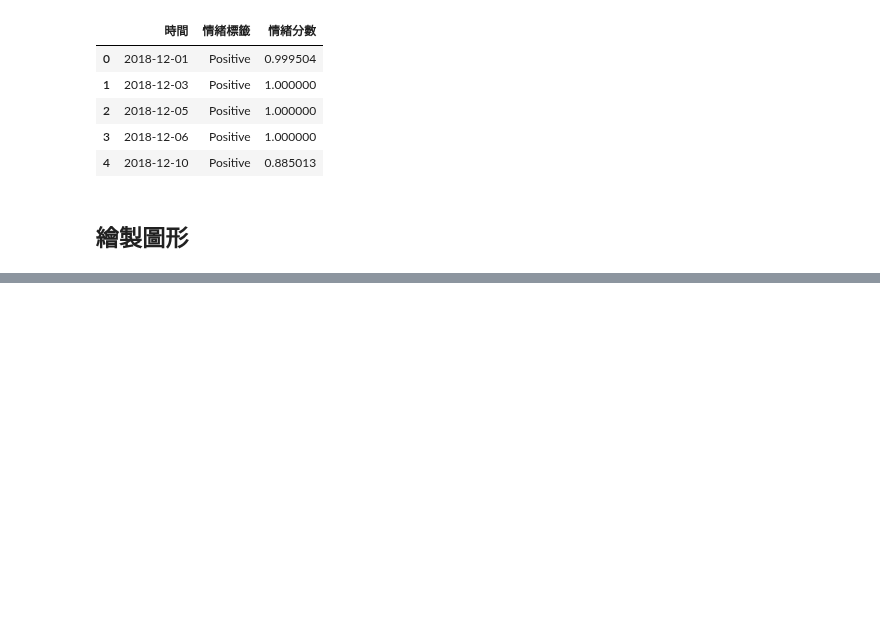
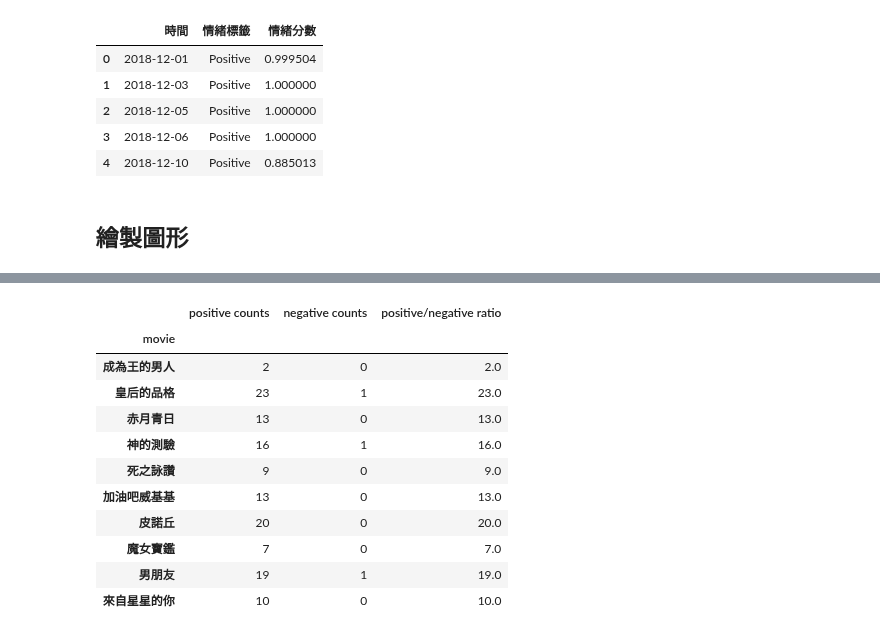
Before and after one commit to pan93412/nkust-homework, a Jupyter notebook: semester-6/marketing/04-sentiments/homework.ipynb, the cells around one changed output, grey strips where cells are left out. Drawn from its saved outputs; the diff is of its cells as text; code cells hidden in the pictures; blank space fills up the shorter version.

Commit message:
s6: marketing: 04-sentiments: homework (update to hw04-v3)

```diff
--- a/semester-6/marketing/04-sentiments/homework.ipynb
+++ b/semester-6/marketing/04-sentiments/homework.ipynb
@@ -323,0 +322,4 @@ plt.show()
+# %%
+# 匯入原始爬蟲資料
+df = pd.read_csv('data/KoreaDrama_re.csv')
+df.head()
@@ -323,0 +418,29 @@ plt.show()
+# %%
+from dataclasses import dataclass
+import time
+
+@dataclass
+class SentimentAnalysis:
+    positive: int
+    negative: int
+    pn_ratio: float
+
+movies_sa_results: dict[str, SentimentAnalysis] = {}
+
+for movie in movies:
+    t = time.time()
+    print(f"[*] Processing movie {movie}", end=" ")
+
+    df_movie = df[df["所有文"].str.contains(movie)]
+
+    # 使用 bert 的 pipeline 對所有文批次進行情感分析
+    results = classifier(df_movie["所有文"].tolist(), padding=True, truncation=True, max_length=512)
+
+    assert isinstance(results, list)
+    # 將 label 取出，並進行 counting
+    positive = sum(1 for result in results if result["label"] == "POSITIVE")
+    negative = sum(1 for result in results if result["label"] == "NEGATIVE")
+    pn_ratio = positive / negative if negative != 0 else positive
+
+    movies_sa_results[movie] = SentimentAnalysis(positive, negative, pn_ratio)
+    print(f"[{time.time() - t:.2f}s]")
@@ -323,0 +458,21 @@ plt.show()
+# %%
+from dataclasses import asdict
+
+movies_sa_results_df = pd.DataFrame([{ "movie": movie, **asdict(movies_sa_results[movie]) } for movie in movies_sa_results])
+movies_sa_results_df.set_index("movie", inplace=True)
+movies_sa_results_df.columns = ["positive counts", "negative counts", "positive/negative ratio"]
+
+movies_sa_results_df
+# %% [output]
+|  | positive counts | negative counts | positive/negative ratio |
+| movie |  |  |  |
+| 成為王的男人 | 2 | 0 | 2.0 |
+| 皇后的品格 | 23 | 1 | 23.0 |
+| 赤月青日 | 13 | 0 | 13.0 |
+| 神的測驗 | 16 | 1 | 16.0 |
+| 死之詠讚 | 9 | 0 | 9.0 |
+| 加油吧威基基 | 13 | 0 | 13.0 |
+| 皮諾丘 | 20 | 0 | 20.0 |
+| 魔女寶鑑 | 7 | 0 | 7.0 |
+| 男朋友 | 19 | 1 | 19.0 |
+| 來自星星的你 | 10 | 0 | 10.0 |
```
Also changed, not shown: parts of 16 cells of this notebook.
